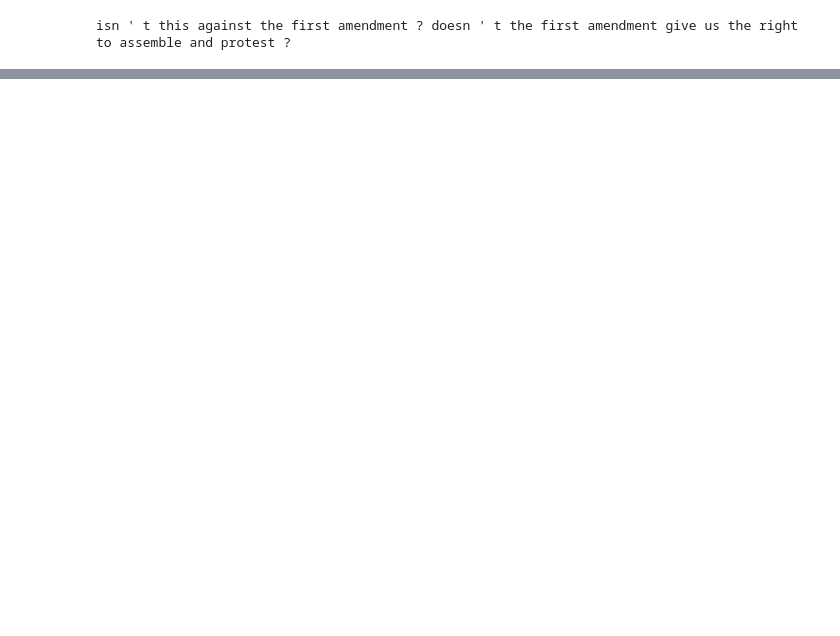
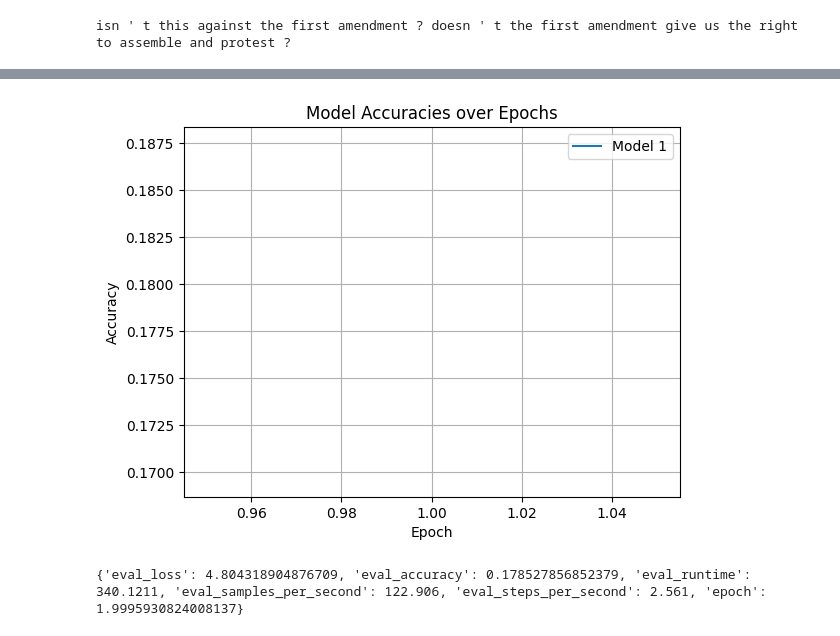
Before and after one commit to EthanXC/RedditProject, a Jupyter notebook: Copy_of_RedditProject1_0.ipynb, the cells around one changed output, grey strips where cells are left out. Cells and saved outputs as stored; diff of their text form; code cells hidden in the pictures; blank space fills up the shorter version.

```diff
--- a/Copy_of_RedditProject1_0.ipynb
+++ b/Copy_of_RedditProject1_0.ipynb
@@ -283,13 +253,16 @@ env: CUDA_LAUNCH_BLOCKING=1
 # %%
 training_args = TrainingArguments(
-    output_dir='./results',          # output directory
-    num_train_epochs=1,              # total number of training epochs, let's try 1 for now
-    per_device_train_batch_size=8,  # batch size per device during training
-    per_device_eval_batch_size=32,   # batch size for evaluation
+    output_dir='my_model',          # output directory
+    num_train_epochs=2,              # total number of training epochs, let's try 1 for now
+    per_device_train_batch_size=32,  # batch size per device during training
+    per_device_eval_batch_size=48,   # batch size for evaluation
     warmup_steps=500,                # number of warmup steps for learning rate scheduler
     weight_decay=0.01,               # strength of weight decay
     logging_dir='./logs',            # directory for storing logs
-    logging_steps=10,
+    logging_steps=250,
+    gradient_accumulation_steps=2,  # Accumulate gradients over 2 batches
+    fp16=True,
+
 )
 
 
@@ -438,0 +386,30 @@ plt.show()
+# %%
+def metric_prepare(trainer, met):
+    met_val = [(x[met], x['epoch']) for x in trainer.state.log_history if met in x]
+    met_val, epoch = zip(*met_val)
+
+    return met_val
+
+m1_acc = metric_prepare(trainer, "eval_accuracy")
+
+
+plt.plot(range(1, len(m1_acc) + 1), m1_acc, label="Model 1")
+
+
+
+plt.grid()
+
+plt.legend()
+
+plt.xlabel("Epoch")
+plt.ylabel("Accuracy")
+
+plt.title("Model Accuracies over Epochs")
+
+plt.show()
+# %% [output]
+[figure, added]
+# %%
+print(results)
+# %% [output]
+{'eval_loss': 4.804318904876709, 'eval_accuracy': 0.178527856852379, 'eval_runtime': 340.1211, 'eval_samples_per_second': 122.906, 'eval_steps_per_second': 2.561, 'epoch': 1.9995930824008137}
```
Also changed, not shown: parts of 62 cells of this notebook.
